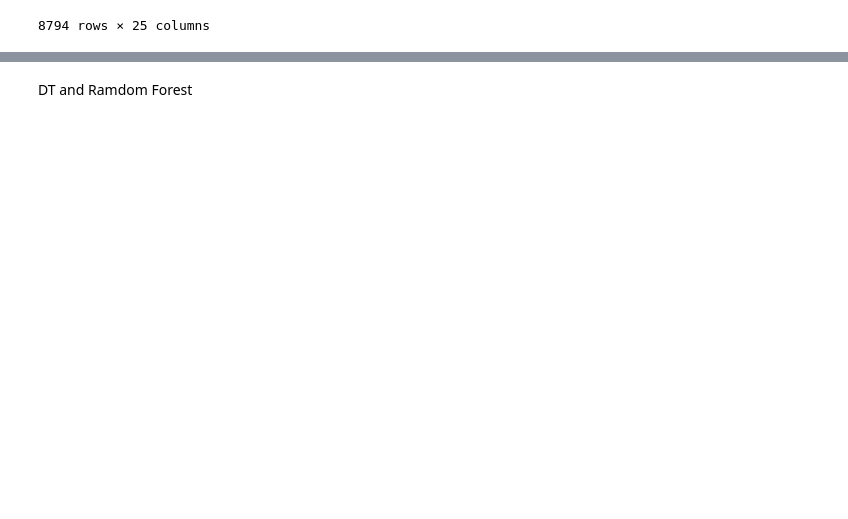
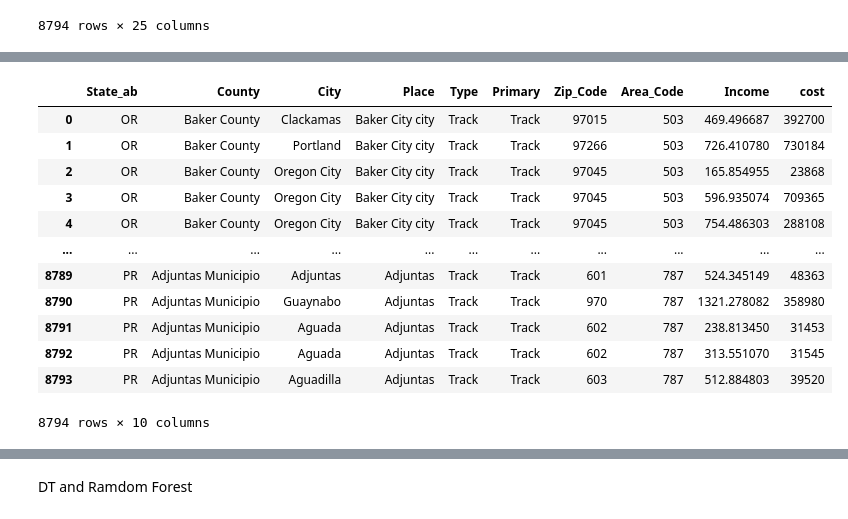
Before and after one commit to riasat-mahbub/ML_Final_Project, a Jupyter notebook: Untitled14.ipynb, the cells around one changed output, grey strips where cells are left out. Cells and saved outputs as stored; diff of their text form; code cells hidden in the pictures; blank space fills up the shorter version.

```diff
--- a/Untitled14.ipynb
+++ b/Untitled14.ipynb
@@ -78,0 +154,17 @@ df_merge
+# %%
+df_merge = df_merge.drop([ 'State_Code','State_Name','ALand', 'AWater', 'Lat', 'Lon'], axis=1)
+df_merge
+# %% [output]
+|  | State_ab | County | City | Place | Type | Primary | Zip_Code | Area_Code | Income | cost |
+| 0 | OR | Baker County | Clackamas | Baker City city | Track | Track | 97015 | 503 | 469.496687 | 392700 |
+| 1 | OR | Baker County | Portland | Baker City city | Track | Track | 97266 | 503 | 726.410780 | 730184 |
+| 2 | OR | Baker County | Oregon City | Baker City city | Track | Track | 97045 | 503 | 165.854955 | 23868 |
+| 3 | OR | Baker County | Oregon City | Baker City city | Track | Track | 97045 | 503 | 596.935074 | 709365 |
+| 4 | OR | Baker County | Oregon City | Baker City city | Track | Track | 97045 | 503 | 754.486303 | 288108 |
+| ... | ... | ... | ... | ... | ... | ... | ... | ... | ... | ... |
+| 8789 | PR | Adjuntas Municipio | Adjuntas | Adjuntas | Track | Track | 601 | 787 | 524.345149 | 48363 |
+| 8790 | PR | Adjuntas Municipio | Guaynabo | Adjuntas | Track | Track | 970 | 787 | 1321.278082 | 358980 |
+| 8791 | PR | Adjuntas Municipio | Aguada | Adjuntas | Track | Track | 602 | 787 | 238.813450 | 31453 |
+| 8792 | PR | Adjuntas Municipio | Aguada | Adjuntas | Track | Track | 602 | 787 | 313.551070 | 31545 |
+| 8793 | PR | Adjuntas Municipio | Aguadilla | Adjuntas | Track | Track | 603 | 787 | 512.884803 | 39520 |
+8794 rows × 10 columns
```
Also changed, not shown: parts of 31 cells of this notebook.
